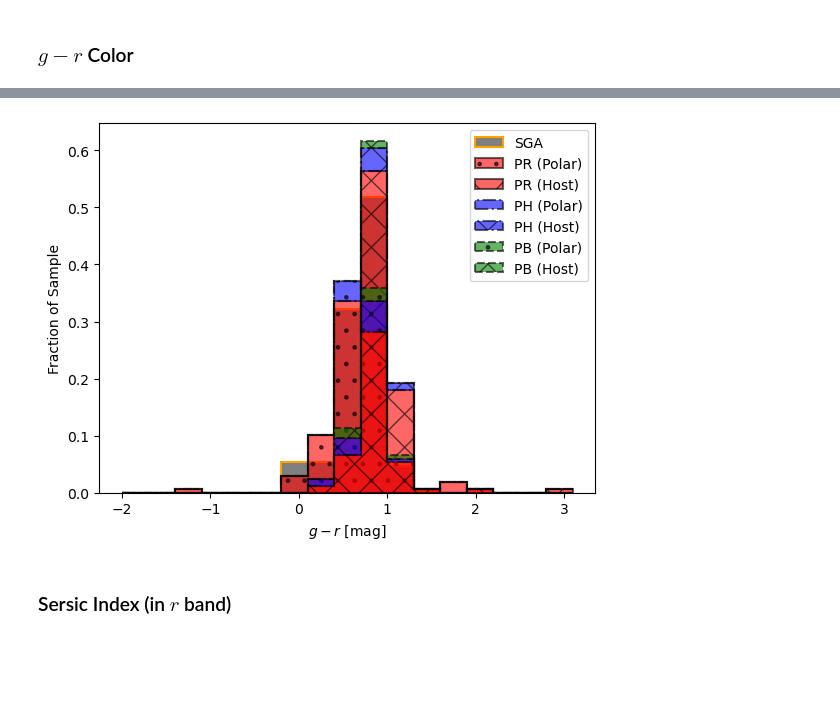
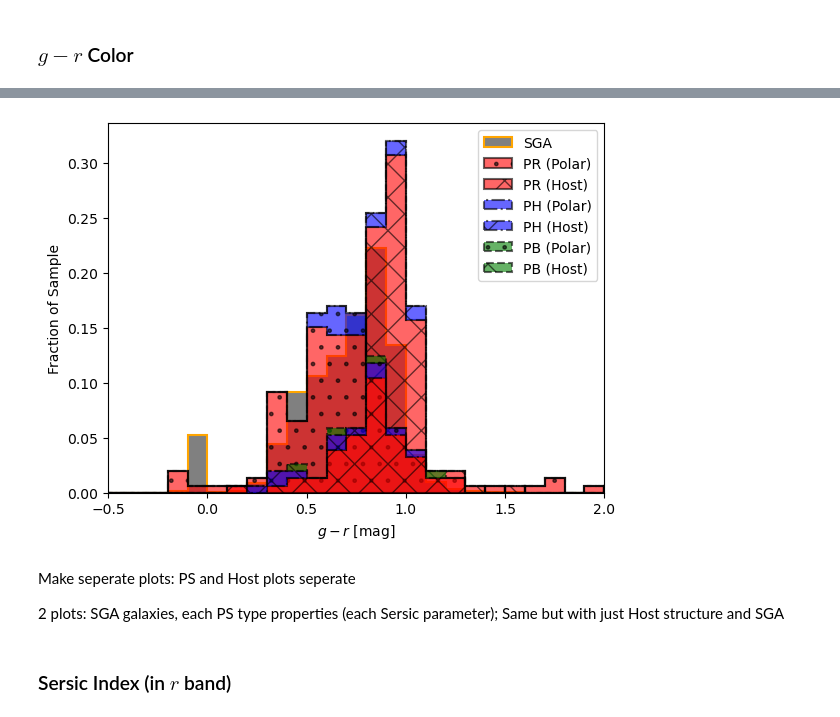
Before and after one commit to rpsmith4/photometric-decomp-analysis, a Jupyter notebook: fitresults/plot_parameters.ipynb, the cells around one changed output, grey strips where cells are left out. Saved outputs shown, nothing was run; the diff lists cells and outputs as text; code cells hidden in the pictures; blank space fills up the shorter version.

```diff
--- a/fitresults/plot_parameters.ipynb
+++ b/fitresults/plot_parameters.ipynb
@@ -514,3 +542,42 @@ SGA_ID
 sga_appmagcorr_g = SGAtable["G_MAG_SB26"] + 2.5*np.log10(TRACTOR["MW_TRANSMISSION_G"])
 sga_appmagcorr_r = SGAtable["R_MAG_SB26"] + 2.5*np.log10(TRACTOR["MW_TRANSMISSION_R"])
 sga_col = sga_appmagcorr_g - sga_appmagcorr_r
+# %%
+quantity_support()
+
+fig, ax = plt.subplots(1,2, figsize=(16,8), dpi=dpi, sharey='all')
+
+r = (-2, 3)
+step = 0.1
+nbins = 40
+bins = np.linspace(r[0], r[1], nbins) * u.ABmag
+
+sgaval, bins = np.histogram(sga_col, bins=bins)
+for i in range(2):
+    ax[i].stairs(sgaval/np.sum(sgaval), edges=bins, color="grey", edgecolor="orange", ls="-", label=f"SGA", linewidth=linewidth, fill=True, alpha=1)
+
+baseline_host = np.zeros(np.size(bins)-1)
+baseline_polar = np.zeros(np.size(bins)-1)
+for gal_type in gal_types:
+    # polar_col = gal_col[(gal_col["Function Label"] == "Polar") & (gal_col["Galaxy Type"] == gal_type)]
+    polar_col = gal_col[(gal_col["Function Label"] == "Polar") & (gal_col["Galaxy Type"] == gal_type)]
+    host_col = gal_col[(gal_col["Function Label"] == "Host") & (gal_col["Galaxy Type"] == gal_type)]
+
+
+    polval, bins = np.histogram(polar_col["G-R"], bins=bins)
+    ax[0].stairs(polval/ngals+baseline_polar, edges=bins, color=type_colors[gal_type], edgecolor=type_colors[gal_type], ls=type_ls[gal_type], label=f"{gal_type}", linewidth=linewidth, fill=False, alpha=1)
+    baseline_polar += polval/ngals
+
+    # hostval, bins = np.histogram(host_r26, bins=bins)
+    hostval, bins = np.histogram(host_col["G-R"], bins=bins)
+    ax[1].stairs(hostval/ngals+baseline_host, edges=bins, color=type_colors[gal_type], edgecolor=type_colors[gal_type], ls=type_ls[gal_type], label=f"{gal_type} (Host)", linewidth=linewidth, fill=False, alpha=1)
+    baseline_host += hostval/ngals
+
+ax[0].set_xlabel(r"$g-r$ [mag]")
+ax[1].set_xlabel(r"$g-r$ [mag]")
+ax[0].set_ylabel("Fraction of Sample")
+ax[0].set_xlim([-0.5, 2])
+ax[1].set_xlim([-0.5, 2])
+ax[0].legend()
+plt.tight_layout()
+plt.show()
@@ -520,36 +589,41 @@ fig = plt.Figure(dpi=dpi)
 ngals = np.size(np.unique(all_results["Galaxy Name"]))
 
 r = (-2, 3)
-step = 0.3
+step = 0.1
 bins = np.arange(r[0], r[1]+step, step) * u.ABmag
 
 sgaval, bins = np.histogram(sga_col, bins=bins)
-plt.stairs(sgaval/len(SGAtable), edges=bins, color="grey", edgecolor="orange", ls="-", label=f"SGA", linewidth=linewidth, fill=True, alpha=1)
+plt.stairs(sgaval/np.sum(sgaval), edges=bins, color="grey", edgecolor="orange", ls="-", label=f"SGA", linewidth=linewidth, fill=True, alpha=1)
 
 baseline_host = np.zeros(np.size(bins)-1)
 baseline_polar = np.zeros(np.size(bins)-1)
 for gal_type in gal_types:
     # polar = all_results[(all_results["Function Label"] == "Polar") & (all_results["Galaxy Type"]==gal_type) & (all_results["band"] == "r")]
     # host = all_results[(all_results["Function Label"] == "Host") & (all_results["Galaxy Type"]==gal_type) & (all_results["band"] == "r")]
     # z = master_table["Z"]
     polar_col = gal_col[(gal_col["Function Label"] == "Polar") & (gal_col["Galaxy Type"] == gal_type)]
     host_col = gal_col[(gal_col["Function Label"] == "Host") & (gal_col["Galaxy Type"] == gal_type)]
 
 
     polval, bins = np.histogram(polar_col["G-R"], bins=bins)
     plt.stairs(polval/ngals+baseline_polar, baseline=baseline_polar, edges=bins, color=type_colors[gal_type], edgecolor="black", ls=type_ls[gal_type], label=f"{gal_type} (Polar)", linewidth=linewidth, fill=True, alpha=0.6, hatch=".")
     baseline_polar += polval/ngals
 
     # hostval, bins = np.histogram(host_r26, bins=bins)
     hostval, bins = np.histogram(host_col["G-R"], bins=bins)
     plt.stairs(hostval/ngals+baseline_host,baseline=baseline_host, edges=bins, color=type_colors[gal_type], edgecolor="black", ls=type_ls[gal_type], label=f"{gal_type} (Host)", linewidth=linewidth, fill=True, alpha=0.6, hatch="X")
     baseline_host += hostval/ngals
 
 plt.xlabel(r"$g-r$ [mag]")
 plt.ylabel("Fraction of Sample")
+plt.xlim([-0.5, 2])
 plt.legend()
 plt.show()
 # %% [output]
-[figure, old version]
+[figure, new version]
+# %% [markdown]
+Make seperate plots: PS and Host plots seperate
+
+2 plots: SGA galaxies, each PS type properties (each Sersic parameter); Same but with just Host structure and SGA
 # %% [markdown]
 ### Sersic Index (in $r$ band)
```
Also changed, not shown: parts of 26 cells of this notebook.
